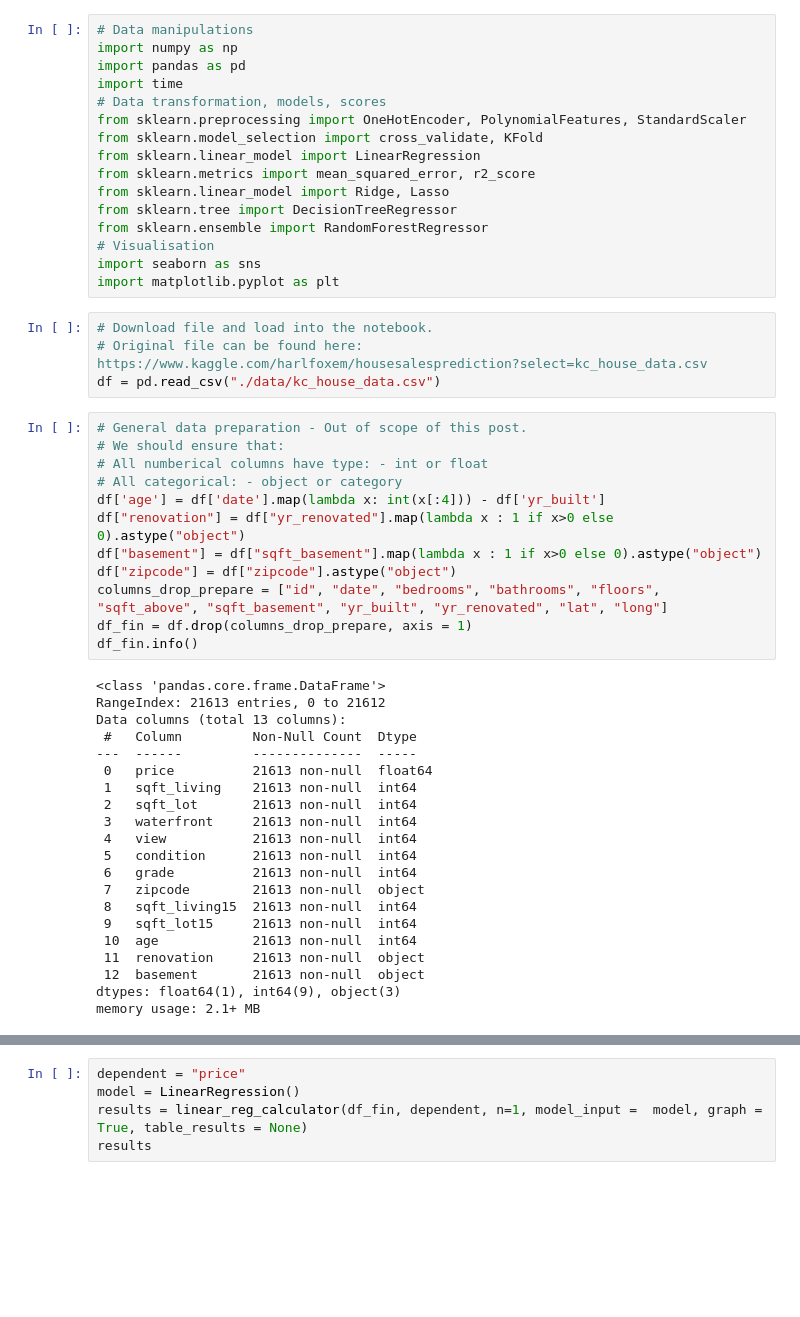
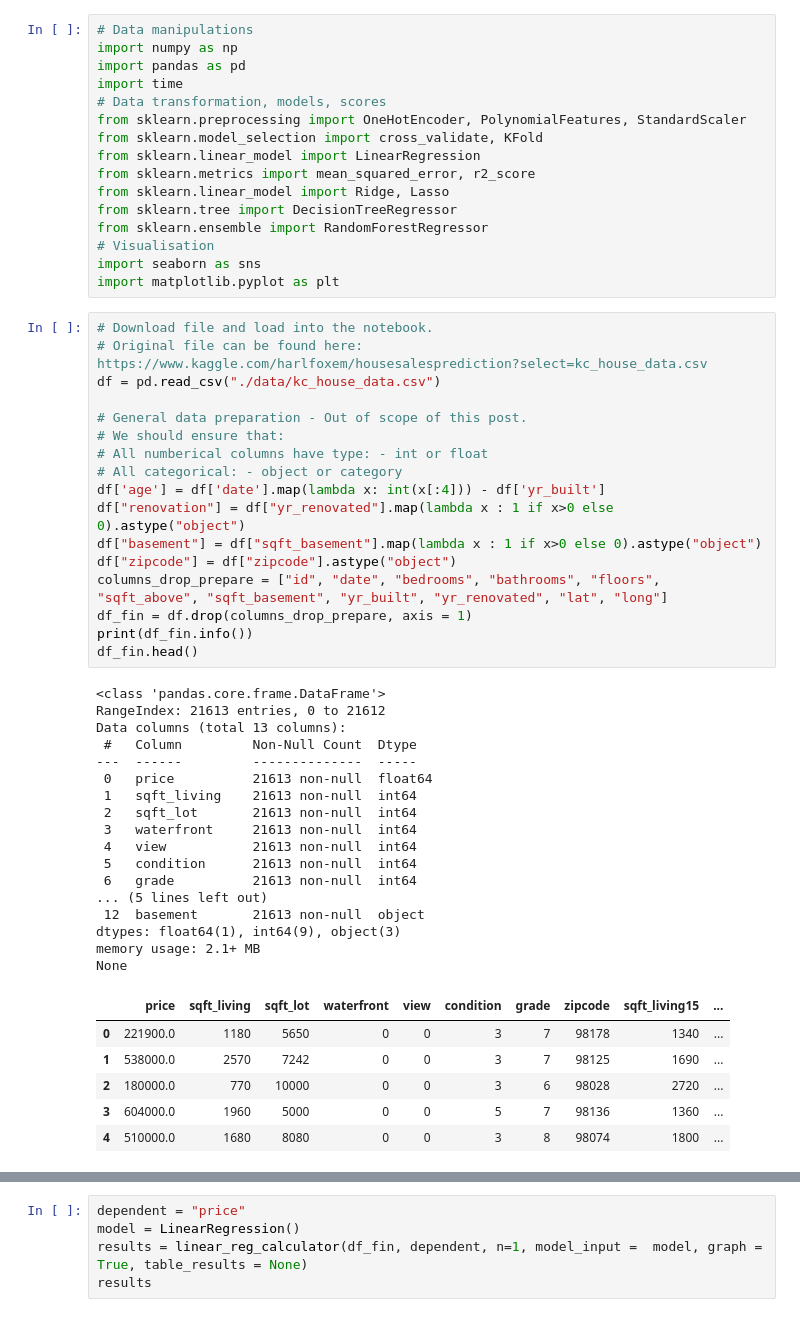
Before and after one commit to 314ka4y/Blog_posts, a Jupyter notebook: Post3/Regression_Post3.ipynb, the cells around one changed output, grey strips where cells are left out. Drawn from its saved outputs; the diff is of its cells as text; blank space fills up the shorter version.

```diff
--- a/Post3/Untitled.ipynb
+++ b/Post3/Regression_Post3.ipynb
@@ -14,41 +14,45 @@ from sklearn.ensemble import RandomForestRegressor
 # Visualisation
 import seaborn as sns
 import matplotlib.pyplot as plt
-# %%
-# Download file and load into the notebook.
-# Original file can be found here: https://www.kaggle.com/harlfoxem/housesalesprediction?select=kc_house_data.csv
-df = pd.read_csv("./data/kc_house_data.csv")
 # %%
+# Download file and load into the notebook.
+# Original file can be found here: https://www.kaggle.com/harlfoxem/housesalesprediction?select=kc_house_data.csv
+df = pd.read_csv("./data/kc_house_data.csv")
+
 # General data preparation - Out of scope of this post.
 # We should ensure that:
 # All numberical columns have type: - int or float
 # All categorical: - object or category
 df['age'] = df['date'].map(lambda x: int(x[:4])) - df['yr_built']
 df["renovation"] = df["yr_renovated"].map(lambda x : 1 if x>0 else 0).astype("object")
 df["basement"] = df["sqft_basement"].map(lambda x : 1 if x>0 else 0).astype("object")
 df["zipcode"] = df["zipcode"].astype("object")
 columns_drop_prepare = ["id", "date", "bedrooms", "bathrooms", "floors", "sqft_above", "sqft_basement", "yr_built", "yr_renovated", "lat", "long"]
 df_fin = df.drop(columns_drop_prepare, axis = 1)
-df_fin.info()
+print(df_fin.info())
+df_fin.head()
 # %% [output]
 <class 'pandas.core.frame.DataFrame'>
 RangeIndex: 21613 entries, 0 to 21612
 Data columns (total 13 columns):
  #   Column         Non-Null Count  Dtype
 ---  ------         --------------  -----
  0   price          21613 non-null  float64
  1   sqft_living    21613 non-null  int64
  2   sqft_lot       21613 non-null  int64
  3   waterfront     21613 non-null  int64
  4   view           21613 non-null  int64
  5   condition      21613 non-null  int64
  6   grade          21613 non-null  int64
- 7   zipcode        21613 non-null  object
- 8   sqft_living15  21613 non-null  int64
- 9   sqft_lot15     21613 non-null  int64
- 10  age            21613 non-null  int64
- 11  renovation     21613 non-null  object
+... (5 lines left out)
  12  basement       21613 non-null  object
 dtypes: float64(1), int64(9), object(3)
 memory usage: 2.1+ MB
+None
+|  | price | sqft_living | sqft_lot | waterfront | view | condition | grade | zipcode | sqft_living15 | ... |
+| 0 | 221900.0 | 1180 | 5650 | 0 | 0 | 3 | 7 | 98178 | 1340 | ... |
+| 1 | 538000.0 | 2570 | 7242 | 0 | 0 | 3 | 7 | 98125 | 1690 | ... |
+| 2 | 180000.0 | 770 | 10000 | 0 | 0 | 3 | 6 | 98028 | 2720 | ... |
+| 3 | 604000.0 | 1960 | 5000 | 0 | 0 | 5 | 7 | 98136 | 1360 | ... |
+| 4 | 510000.0 | 1680 | 8080 | 0 | 0 | 3 | 8 | 98074 | 1800 | ... |
 # %%
```
Also changed, not shown: parts of 2 cells of this notebook.
